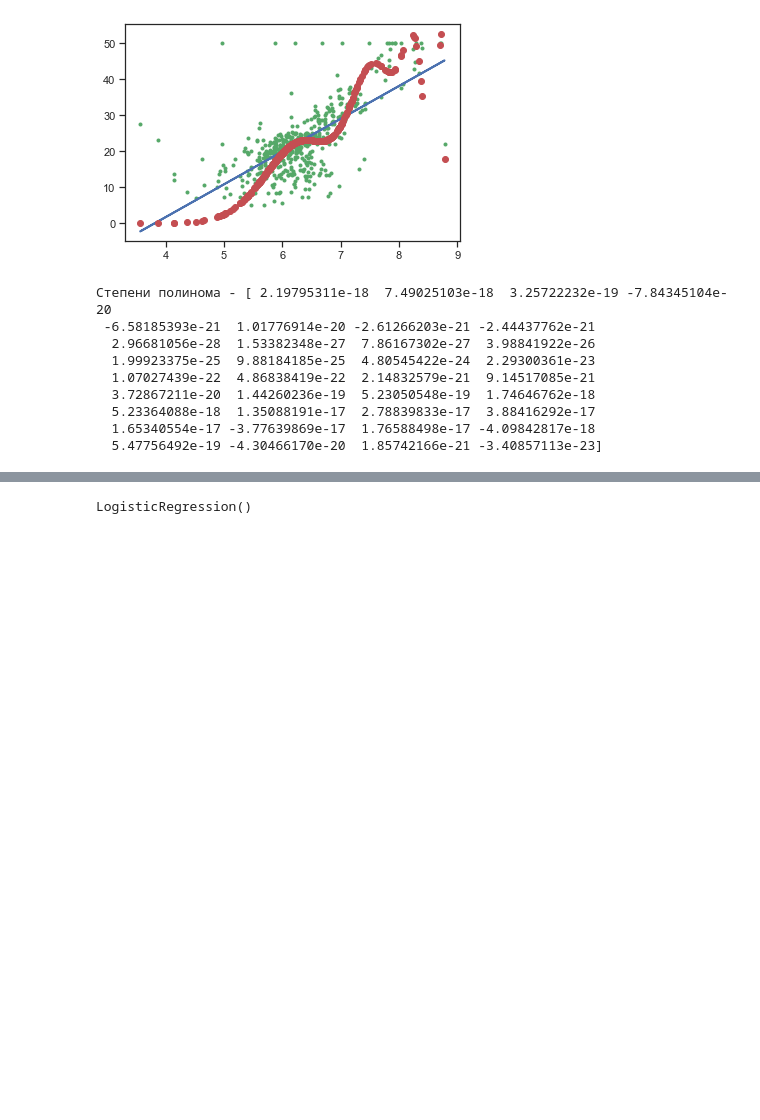
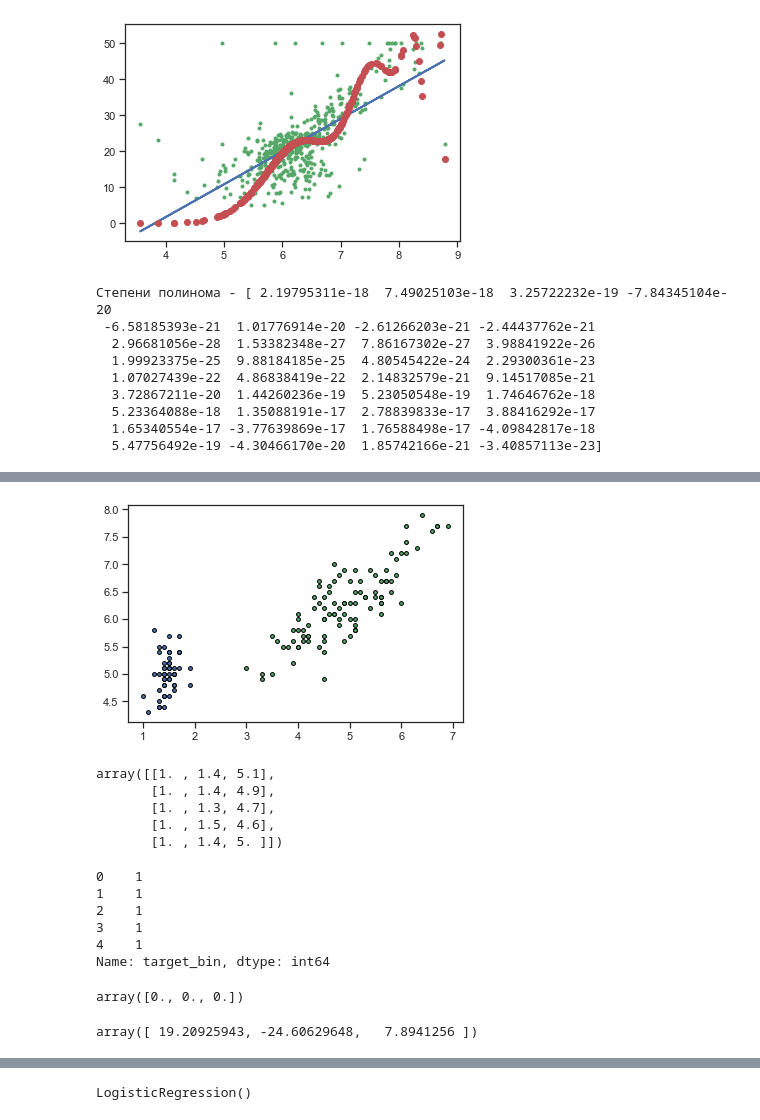
Before and after one commit to ugapanyuk/ml_course_2022, a Jupyter notebook: common/notebooks/linear/linear.ipynb, the cells around one changed output, grey strips where cells are left out. Cells and saved outputs as stored; diff of their text form; code cells hidden in the pictures; blank space fills up the shorter version.

```diff
--- a/common/notebooks/linear/linear.ipynb
+++ b/common/notebooks/linear/linear.ipynb
@@ -516,0 +629,8 @@ test_poly_model(degree=35)
+# %%
+# Подготовка данных
+iris = load_iris()
+iris_x_ds = pd.DataFrame(data=iris['data'], columns=iris['feature_names'])
+iris_x_ds_lr = iris_x_ds[['petal length (cm)', 'sepal length (cm)']]
+iris_x_ds_lr['x0'] = 1
+iris_x_ds_lr['target'] = iris.target
+iris_x_ds_lr.head()
@@ -516,0 +654,5 @@ test_poly_model(degree=35)
+# %%
+bin_iris_y = convert_target_to_binary(iris.target, 0)
+# %%
+iris_x_ds_lr['target_bin'] = bin_iris_y
+iris_x_ds_lr.head()
@@ -516,0 +666,16 @@ test_poly_model(degree=35)
+# %%
+# Визуализация данных
+colors = "gb"
+#X_viz = iris.data[:, [1,2]]
+X_viz = iris_x_ds_lr[['petal length (cm)', 'sepal length (cm)']].values
+y_viz = iris_x_ds_lr['target_bin'].values
+n_classes = len(np.unique(y_viz))
+for i, color in zip(range(n_classes), colors):
+    idx = np.where(y_viz == i)
+    plt.scatter(X_viz[idx, 0], X_viz[idx, 1],
+                c=color,
+                cmap=plt.cm.RdYlBu,
+                edgecolor='black', s=15)
+plt.show()
+# %% [output]
+[figure, added]
@@ -516,0 +726,29 @@ test_poly_model(degree=35)
+# %%
+opt_x = iris_x_ds_lr[['x0', 'petal length (cm)', 'sepal length (cm)']].values
+opt_x[:5]
+# %% [output]
+array([[1. , 1.4, 5.1],
+       [1. , 1.4, 4.9],
+       [1. , 1.3, 4.7],
+       [1. , 1.5, 4.6],
+       [1. , 1.4, 5. ]])
+# %%
+opt_y = iris_x_ds_lr['target_bin']
+opt_y[:5]
+# %% [output]
+0    1
+1    1
+2    1
+3    1
+4    1
+Name: target_bin, dtype: int64
+# %%
+b_init = np.zeros(3)
+b_init
+# %% [output]
+array([0., 0., 0.])
+# %%
+b_res = optimize_lr(opt_x, opt_y, b_init)
+b_res
+# %% [output]
+array([ 19.20925943, -24.60629648,   7.8941256 ])
```
Also changed, not shown: parts of 32 cells of this notebook, 1 other file.
